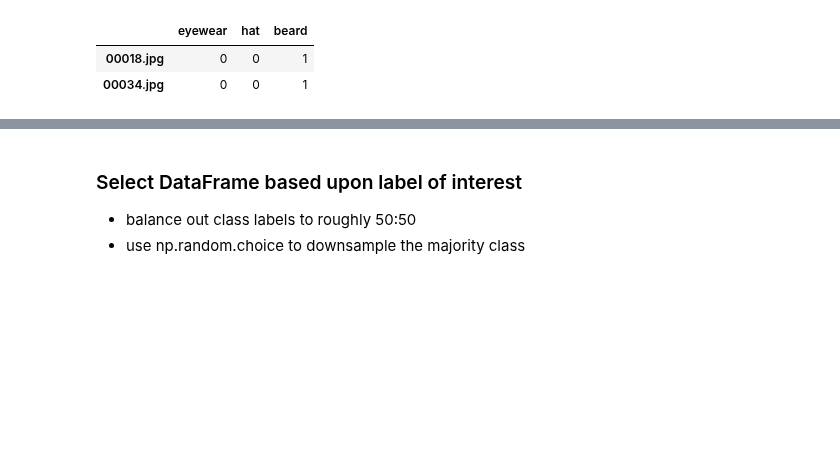
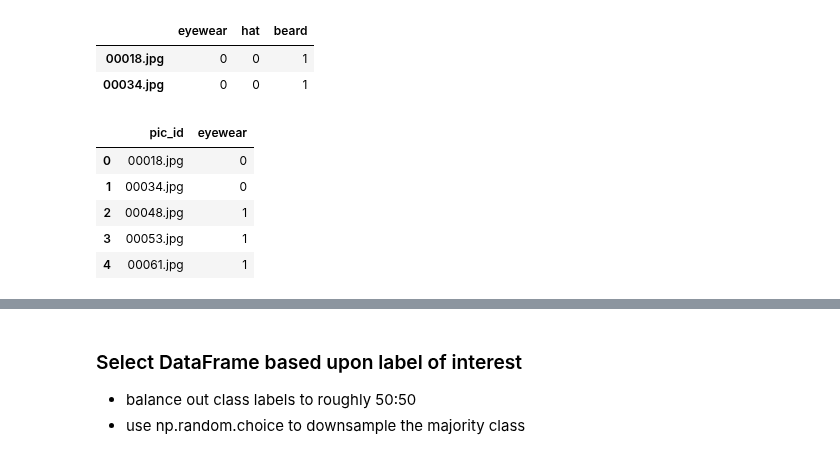
Before and after one commit to mzhou356/img2recommender, a Jupyter notebook: notebooks/image_processor.ipynb, the cells around one changed output, grey strips where cells are left out. Saved outputs shown, nothing was run; the diff lists cells and outputs as text; code cells hidden in the pictures; blank space fills up the shorter version.

```diff
--- a/notebooks/image_processor.ipynb
+++ b/notebooks/image_processor.ipynb
@@ -26,0 +29,9 @@ df_pics.head(2)
+# %%
+df_test.head()
+# %% [output]
+|  | pic_id | eyewear |
+| 0 | 00018.jpg | 0 |
+| 1 | 00034.jpg | 0 |
+| 2 | 00048.jpg | 1 |
+| 3 | 00053.jpg | 1 |
+| 4 | 00061.jpg | 1 |
```
Also changed, not shown: parts of 10 cells of this notebook.
